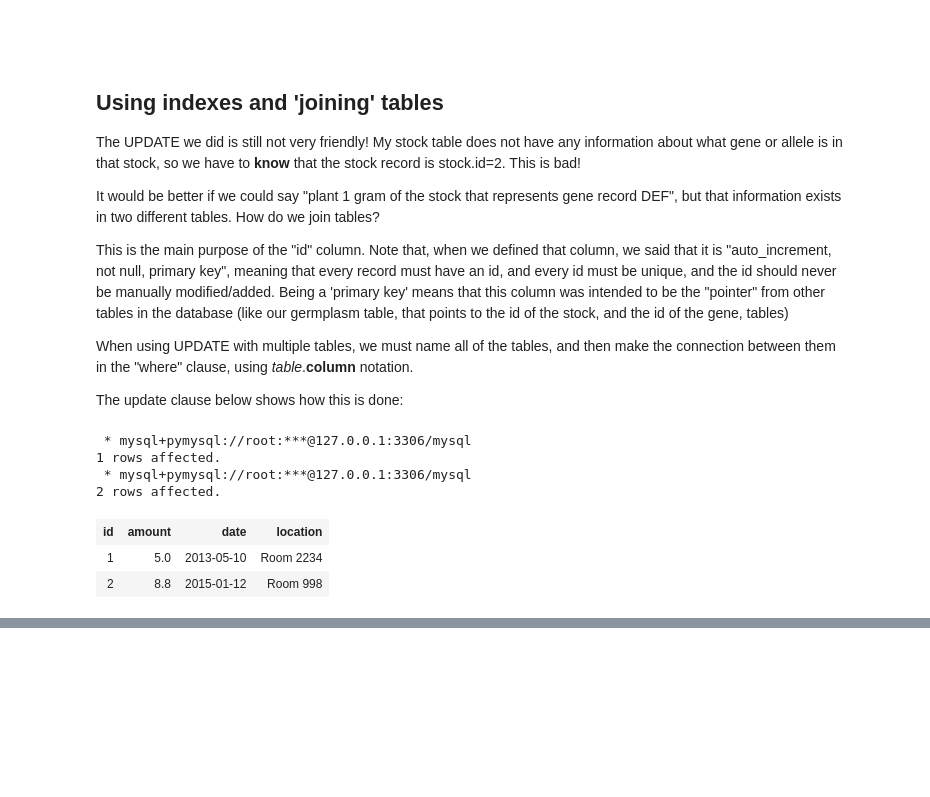
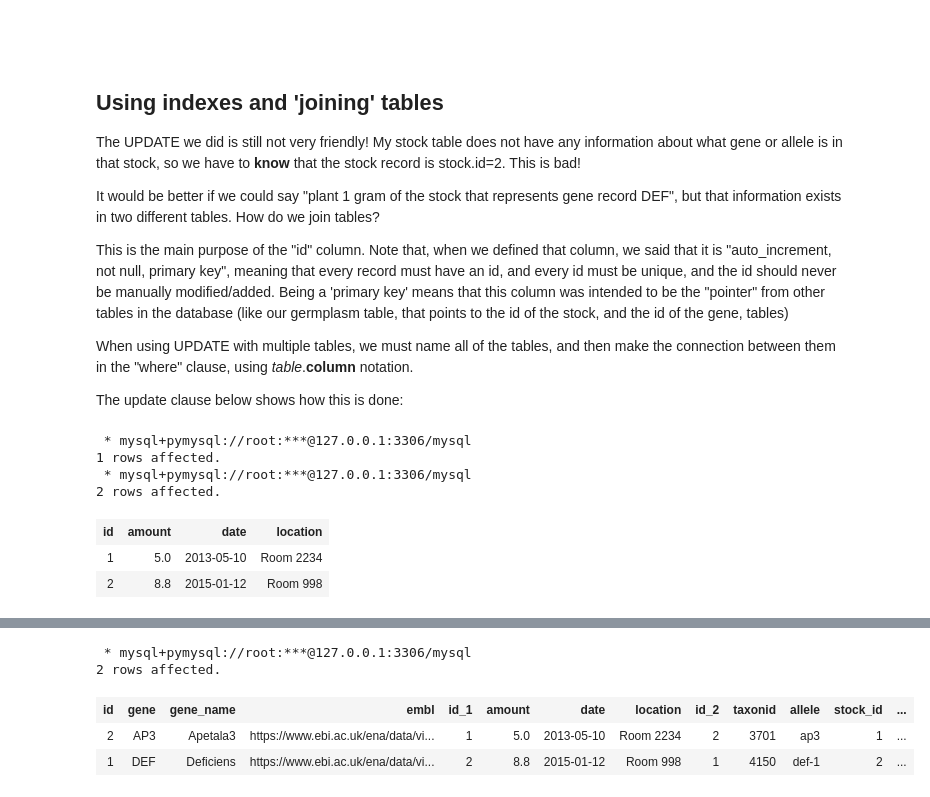
Before and after one commit to CBGP-UPM-INIA-PUBLIC/Accelerated_Intro_to_CompBio_Part_2, a Jupyter notebook: Introduction to Databases and SQL.ipynb, the cells around one changed output, grey strips where cells are left out. Saved outputs shown, nothing was run; the diff lists cells and outputs as text; code cells hidden in the pictures; blank space fills up the shorter version.

```diff
--- a/Introduction to Databases and SQL.ipynb
+++ b/Introduction to Databases and SQL.ipynb
@@ -484,0 +505,10 @@ The update clause below shows how this is done:
+# %%
+%sql SELECT * FROM gene, stock, germplasm WHERE \
+     germplasm.stock_id = stock.id AND \
+     germplasm.gene_id = gene.id;
+# %% [output]
+ * mysql+pymysql://root:***@127.0.0.1:3306/mysql
+2 rows affected.
+| id | gene | gene_name | embl | id_1 | amount | date | location | id_2 | taxonid | allele | stock_id | ... |
+| 2 | AP3 | Apetala3 | https://www.ebi.ac.uk/ena/data/vi... | 1 | 5.0 | 2013-05-10 | Room 2234 | 2 | 3701 | ap3 | 1 | ... |
+| 1 | DEF | Deficiens | https://www.ebi.ac.uk/ena/data/vi... | 2 | 8.8 | 2015-01-12 | Room 998 | 1 | 4150 | def-1 | 2 | ... |
```
Also changed, not shown: parts of 29 cells of this notebook.
